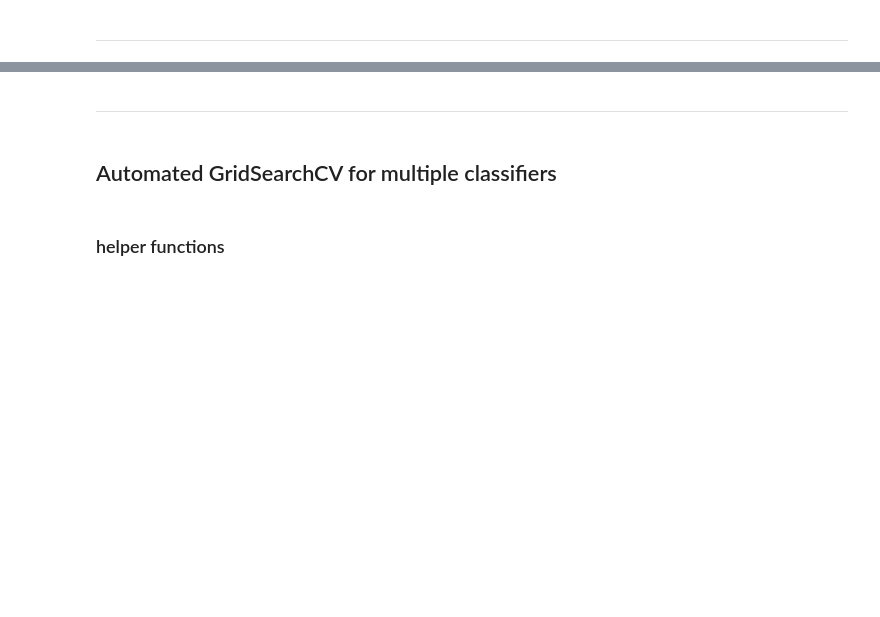
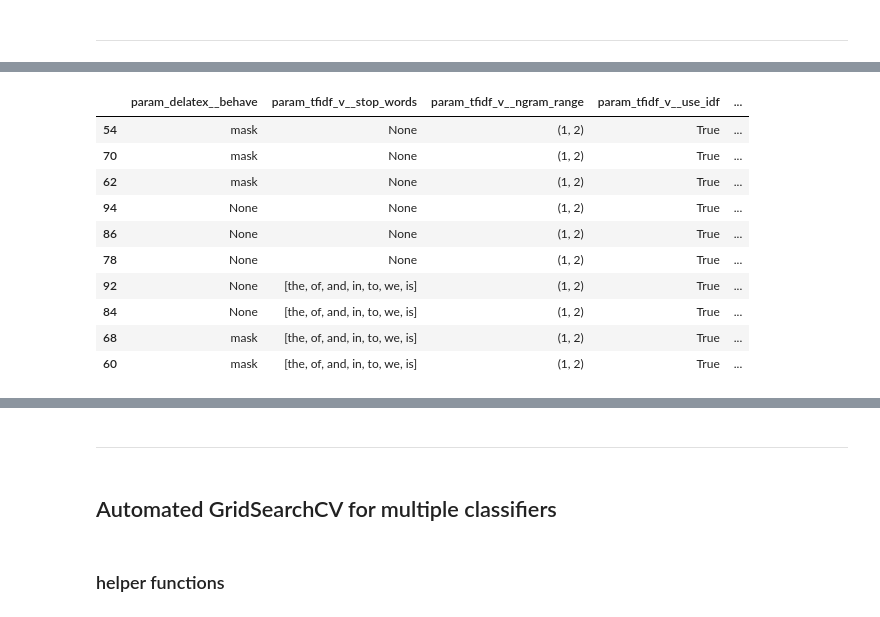
Before and after one commit to olszewskip/ArXiv_Classifier, a Jupyter notebook: arXiv_shallow_clf.ipynb, the cells around one changed output, grey strips where cells are left out. Saved outputs shown, nothing was run; the diff lists cells and outputs as text; code cells hidden in the pictures; blank space fills up the shorter version.

```diff
--- a/arXiv_shallow_clf.ipynb
+++ b/arXiv_shallow_clf.ipynb
@@ -363,0 +396,14 @@ With regards to our preprocessing steps:
+# %%
+results_df[(results_df.param_LinearSVC__C == 2) & (results_df.param_tfidf_v__ngram_range==(1,2))][:10]
+# %% [output]
+|  | param_delatex__behave | param_tfidf_v__stop_words | param_tfidf_v__ngram_range | param_tfidf_v__use_idf | ... |
+| 54 | mask | None | (1, 2) | True | ... |
+| 70 | mask | None | (1, 2) | True | ... |
+| 62 | mask | None | (1, 2) | True | ... |
+| 94 | None | None | (1, 2) | True | ... |
+| 86 | None | None | (1, 2) | True | ... |
+| 78 | None | None | (1, 2) | True | ... |
+| 92 | None | [the, of, and, in, to, we, is] | (1, 2) | True | ... |
+| 84 | None | [the, of, and, in, to, we, is] | (1, 2) | True | ... |
+| 68 | mask | [the, of, and, in, to, we, is] | (1, 2) | True | ... |
+| 60 | mask | [the, of, and, in, to, we, is] | (1, 2) | True | ... |
```
Also changed, not shown: parts of 48 cells of this notebook.
